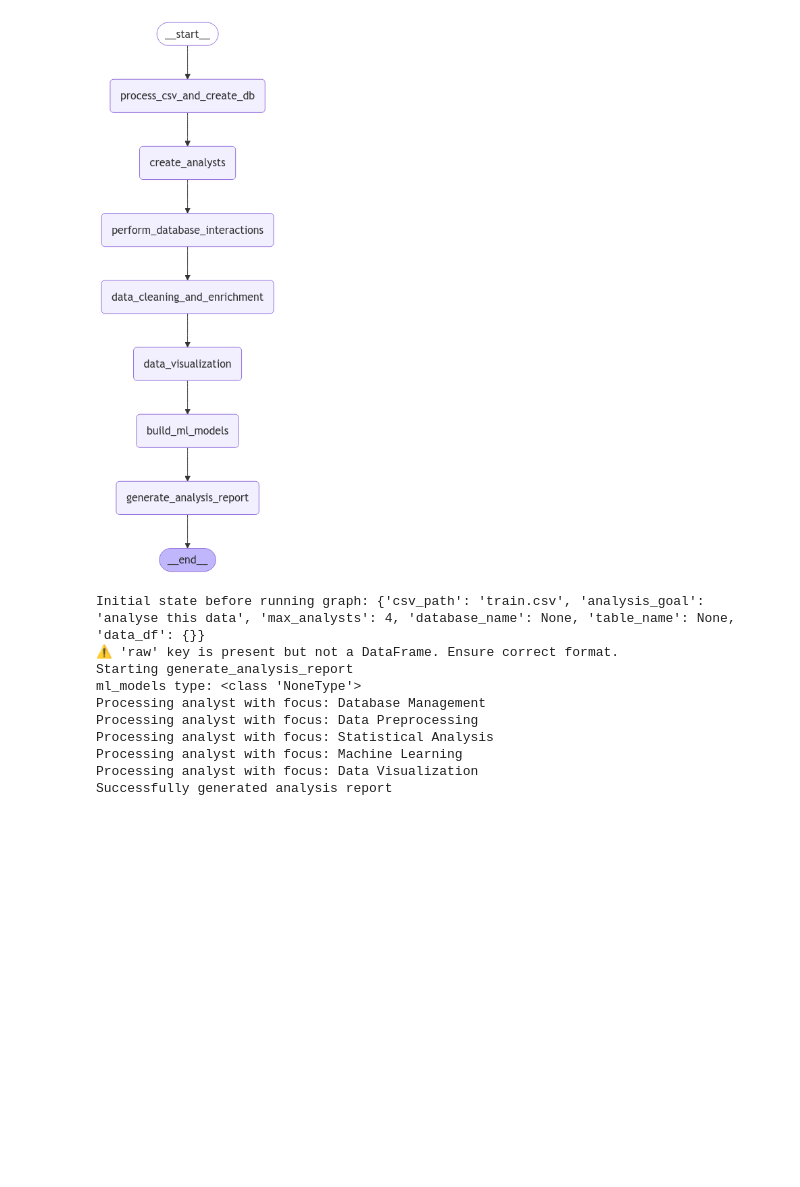
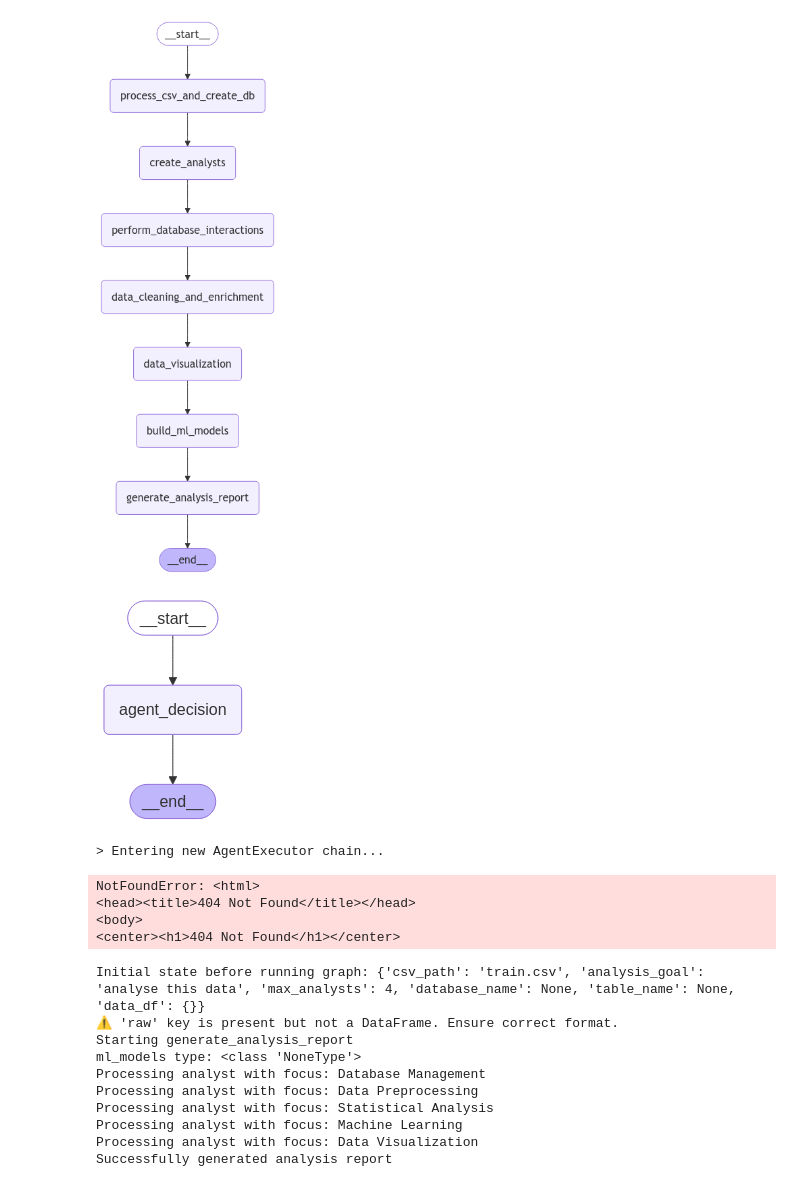
Before and after one commit to Tobai24/Data_analyst_agent, a Jupyter notebook: agent.ipynb, the cells around one changed output. Cells and saved outputs as stored; diff of their text form; code cells hidden in the pictures; blank space fills up the shorter version.

```diff
--- a/agent.ipynb
+++ b/agent.ipynb
@@ -1070,6 +1070,70 @@ def build_analysis_workflow():
 build_analysis_workflow()
 # %% [output]
 [figure]
+# %%
+import json
+from langgraph.graph import StateGraph, END, START
+from langchain.tools import Tool
+from langchain.chat_models import ChatOpenAI
+from langchain.agents import initialize_agent
+from langchain.agents import AgentType
+from langchain.tools.sql_database.tool import QuerySQLDataBaseTool
+from langchain.sql_database import SQLDatabase
+from typing import Dict, Any
+
+
+
+# Define tools
+tools = [
+    Tool(name="process_csv_and_create_db", func=process_csv_and_create_db, description="Processes CSV and creates a database."),
+    Tool(name="create_analysts", func=create_analysts, description="Creates analysts."),
+    Tool(name="perform_database_interactions", func=perform_database_interactions, description="Performs database interactions."),
+    Tool(name="data_cleaning_and_enrichment", func=data_cleaning_and_enrichment, description="Cleans and enriches data."),
+    Tool(name="data_visualization", func=data_visualization, description="Generates data visualizations."),
+    Tool(name="build_ml_models", func=build_ml_models, description="Builds machine learning models."),
+    Tool(name="generate_analysis_report", func=generate_analysis_report, description="Generates an analysis report."),
+]
+
+# Initialize Agent
+agent = initialize_agent(tools=tools, llm=llm, agent=AgentType.ZERO_SHOT_REACT_DESCRIPTION, verbose=True)
+
+def agent_decision(state: Dict[str, Any]) -> Dict[str, Any]:
+    """Agent decides which tool to call next."""
+    query = "Based on the current state, which function should be called next?"
+    response = agent.run(query)
+    state["next_function"] = response
+    return state
+
+# Define Workflow
+workflow = StateGraph(dict)
+workflow.add_node("agent_decision", agent_decision)
+workflow.add_edge(START, "agent_decision")
+workflow.add_edge("agent_decision", END)
+
+workflow.compile()
+# %% [output]
+[figure, added]
+# %%
+agent_decision = workflow.compile()
+
+thread = {"configurable": {"thread_id": "1"}}
+
+initial_state = {
+    "csv_path": "train.csv",
+    "analysis_goal": "clean this data",
+    "max_analysts": 4,
+    "database_name": "agent",
+    "table_name": "",
+    "data_df": {}
+    }
+
+agent_decision.invoke(initial_state, thread)
+# %% [output]
+> Entering new AgentExecutor chain...
+NotFoundError: <html>
+<head><title>404 Not Found</title></head>
+<body>
+<center><h1>404 Not Found</h1></center>
 # %%
 def run_analysis(csv_file_path, analysis_goal, max_analysts=4, database_name=None, table_name=None):
     """Run the analysis workflow on a CSV file"""
```
Also changed, not shown: 2 other files.
